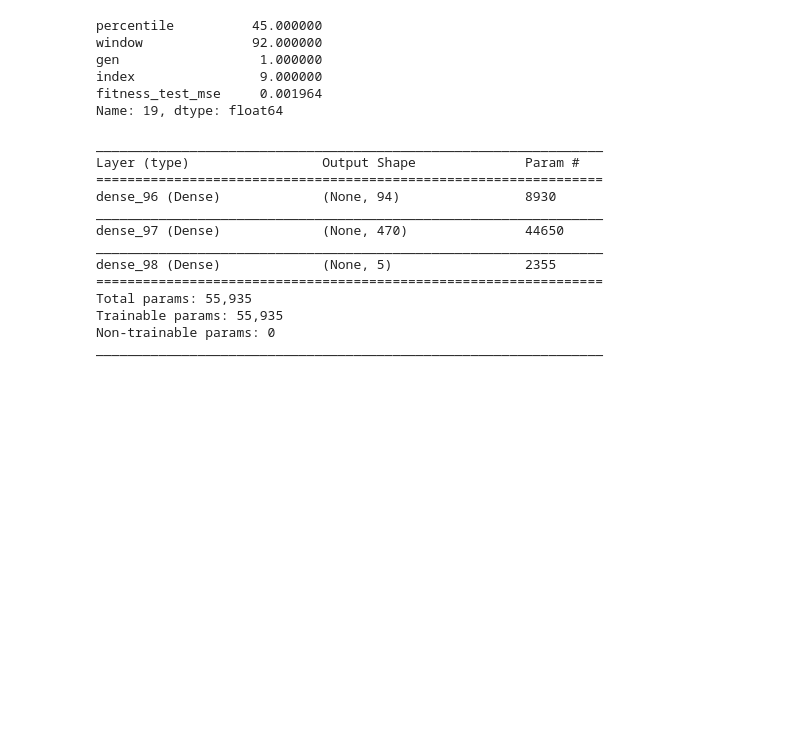
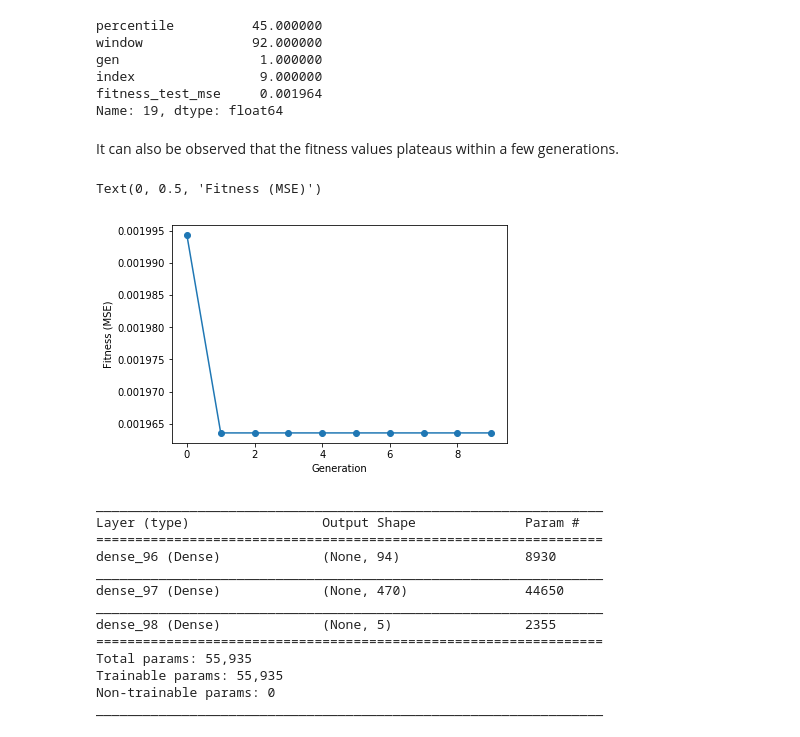
Before and after one commit to jaysonyodico/GRAB-AI-Traffic-Management, a Jupyter notebook: MODEL DEVELOPMENT.ipynb, the cells around one changed output. Cells and saved outputs as stored; diff of their text form; code cells hidden in the pictures; blank space fills up the shorter version.

```diff
--- a/MODEL DEVELOPMENT.ipynb
+++ b/MODEL DEVELOPMENT.ipynb
@@ -927,6 +927,18 @@ gen                  1.000000
 index                9.000000
 fitness_test_mse     0.001964
 Name: 19, dtype: float64
+# %% [markdown]
+It can also be  observed that the fitness values plateaus within a few generations.
+# %%
+top_results_gen = (results_all.groupby('gen').min()['fitness_test_mse']
+                   .reset_index()['fitness_test_mse'].values)
+
+plt.plot(top_results_gen, '-o')
+plt.xlabel('Generation')
+plt.ylabel('Fitness (MSE)')
+# %% [output]
+Text(0, 0.5, 'Fitness (MSE)')
+[figure, added]
 # %%
 best1 = top[['percentile', 'window']].values.astype(int).tolist()
 
```
